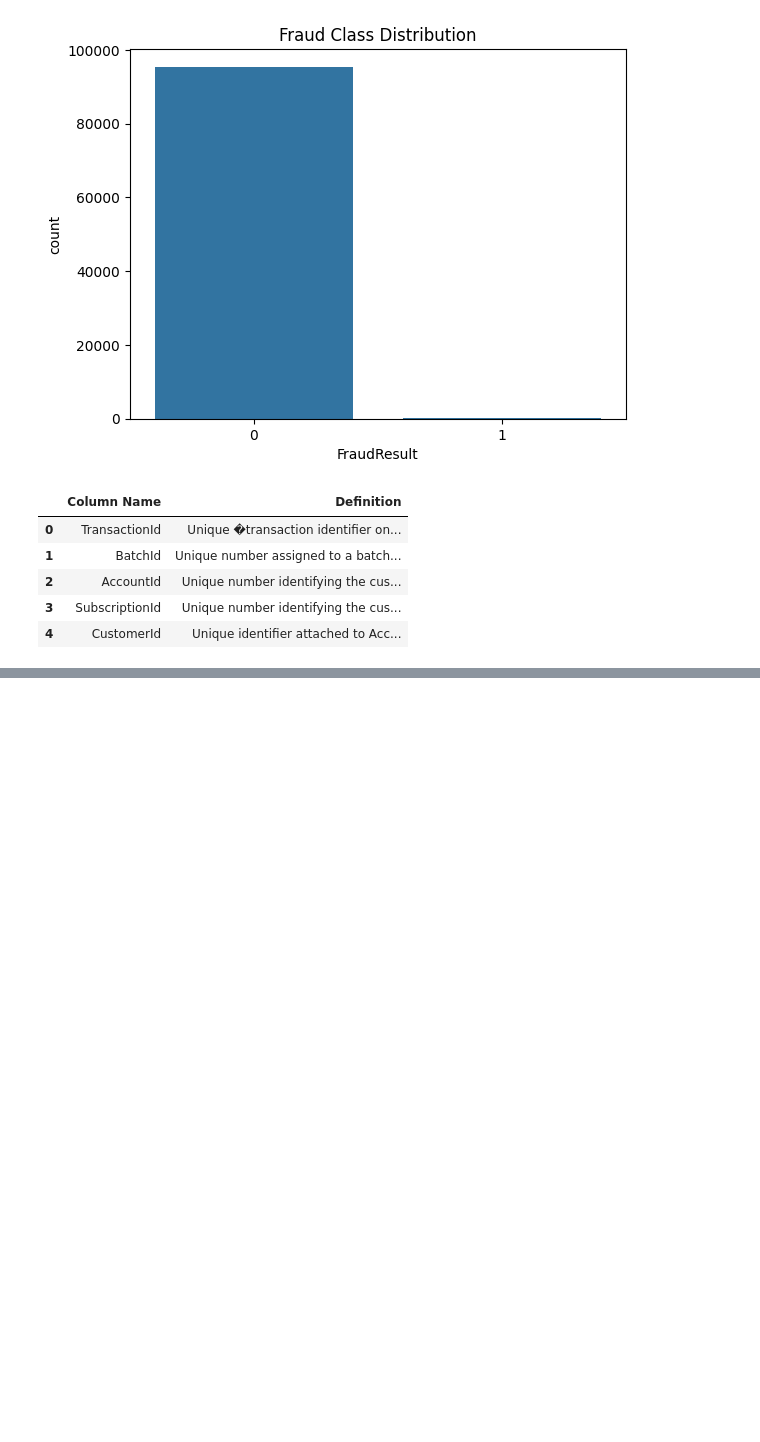
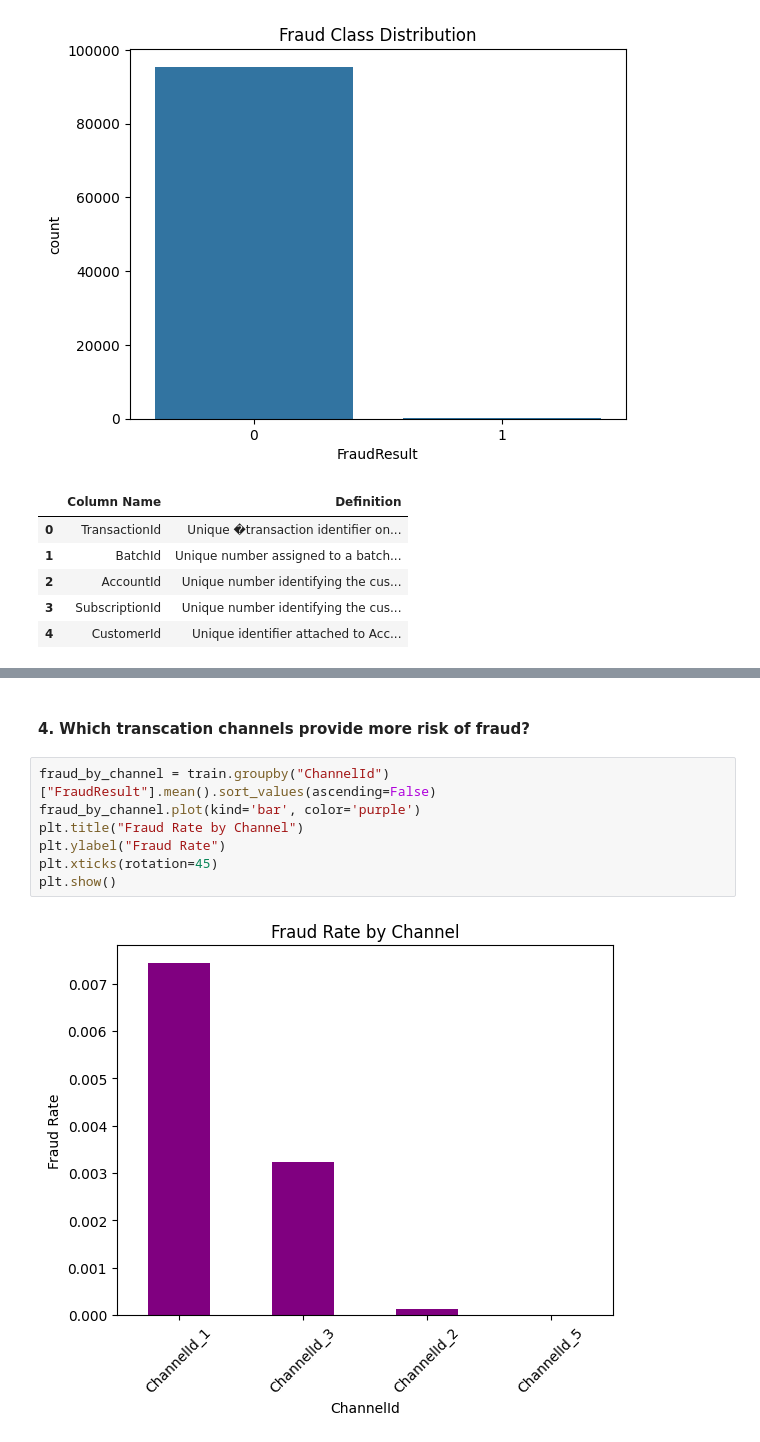
Before and after one commit to MugoDom/xente-fraud-detection-challenge, a Jupyter notebook: notebooks/01_data_exploration.ipynb, the cells around one changed output, grey strips where cells are left out. Drawn from its saved outputs; the diff is of its cells as text; blank space fills up the shorter version.

```diff
--- a/notebooks/01_data_exploration.ipynb
+++ b/notebooks/01_data_exploration.ipynb
@@ -94,0 +148,11 @@ display(var_def.head())
+# %% [markdown]
+#### 4. Which transcation channels provide more risk of fraud?
+# %%
+fraud_by_channel = train.groupby("ChannelId")["FraudResult"].mean().sort_values(ascending=False)
+fraud_by_channel.plot(kind='bar', color='purple')
+plt.title("Fraud Rate by Channel")
+plt.ylabel("Fraud Rate")
+plt.xticks(rotation=45)
+plt.show()
+# %% [output]
+[figure, added]
```
Also changed, not shown: parts of 23 cells of this notebook.
